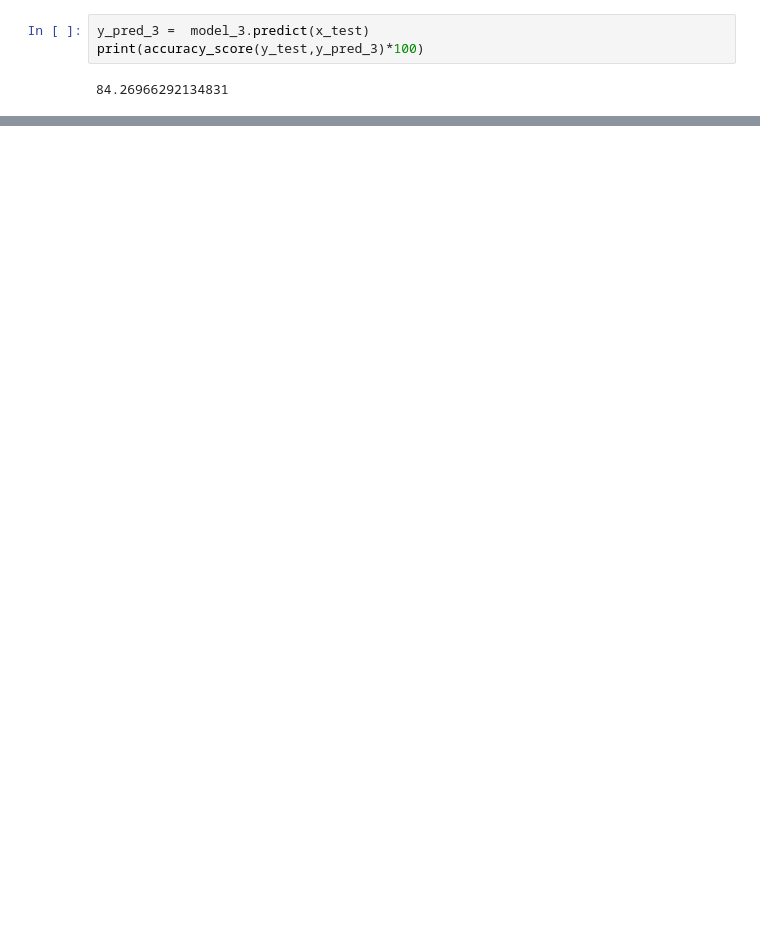
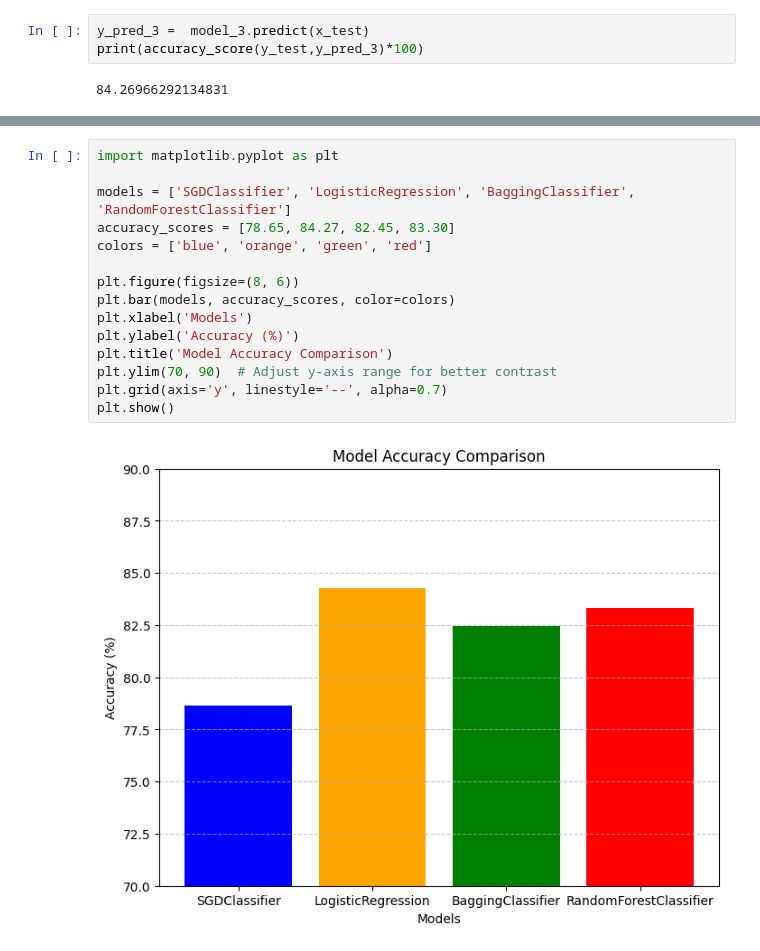
Before and after one commit to sakib-hasan-11/Titanic-survival-prediction-, a Jupyter notebook: titanic survival prediction.ipynb, the cells around one changed output, grey strips where cells are left out. Saved outputs shown, nothing was run; the diff lists cells and outputs as text; blank space fills up the shorter version.

Commit message:
testing with other models

```diff
--- a/titanic survival prediction.ipynb
+++ b/titanic survival prediction.ipynb
@@ -196,0 +230,17 @@ print(accuracy_score(y_test,y_pred_3)*100)
+# %%
+import matplotlib.pyplot as plt
+
+models = ['SGDClassifier', 'LogisticRegression', 'BaggingClassifier', 'RandomForestClassifier']
+accuracy_scores = [78.65, 84.27, 82.45, 83.30]
+colors = ['blue', 'orange', 'green', 'red']
+
+plt.figure(figsize=(8, 6))
+plt.bar(models, accuracy_scores, color=colors)
+plt.xlabel('Models')
+plt.ylabel('Accuracy (%)')
+plt.title('Model Accuracy Comparison')
+plt.ylim(70, 90)  # Adjust y-axis range for better contrast
+plt.grid(axis='y', linestyle='--', alpha=0.7)
+plt.show()
+# %% [output]
+[figure, added]
```
Also changed, not shown: parts of 8 cells of this notebook, 1 other file.
